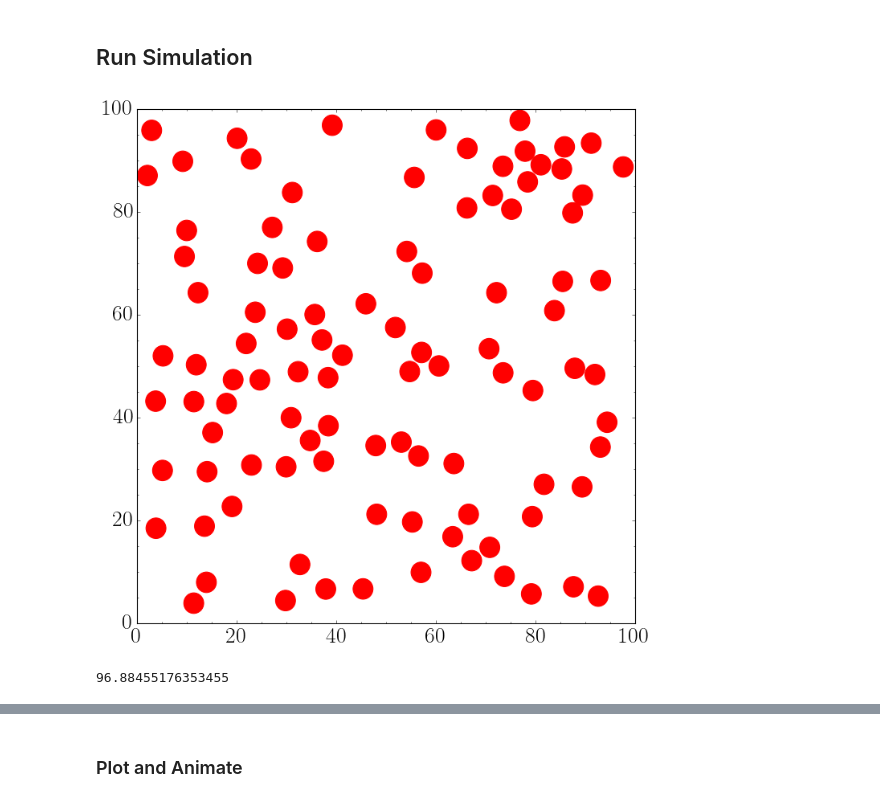
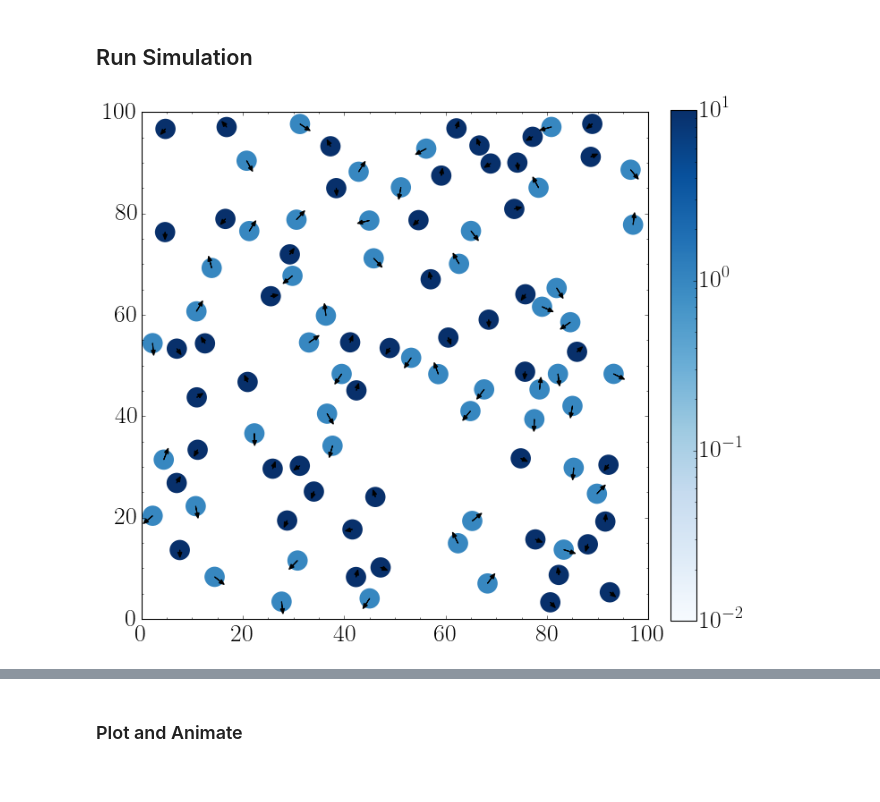
Before and after one commit to jbirky/ideal_gas, a Jupyter notebook: maxwell_boltzmann.ipynb, the cells around one changed output, grey strips where cells are left out. Cells and saved outputs as stored; diff of their text form; code cells hidden in the pictures.

```diff
--- a/maxwell_boltzmann.ipynb
+++ b/maxwell_boltzmann.ipynb
@@ -58,11 +64,13 @@ def initializePositions(L, N, s):
     return np.array(x0), np.array(y0)
 
 
-def initializeVelocities(N):
+def initializeVelocities(E, m, N):
+
+    vtot = np.sqrt(2*E/m) * np.ones(N)
 
     # Initialize velocity magnitudes
-    v0 = np.random.uniform(0,vtot,N)
-    u0 = np.sqrt(np.ones(N)*vtot**2 - v0**2)
+    v0 = np.array([np.random.uniform(0,v) for v in vtot])
+    u0 = np.sqrt(vtot**2 - v0**2)
 
     # add sign to component to velocities
     v0 = np.random.choice([-1,1], N) * v0
@@ -175,10 +157,31 @@ def plotParticles(x, y, **kwargs):
 
     fig, ax = plt.subplots(figsize=[10,10])
 
+    circles = []
     for i in range(N):
-        circle = plt.Circle((x[i], y[i]), radius=s, color='r')
-        ax.add_artist(circle)
+        if 'm' in kwargs:
+            circle = plt.Circle((x[i], y[i]), radius=s)
+            circles.append(circle)
+        else:
+            circle = plt.Circle((x[i], y[i]), radius=s, color='r')
+            ax.add_artist(circle)
 
+    if 'm' in kwargs:
+        m = kwargs.get('m')
+        crng = kwargs.get('crng', [.01,10])
+        p = PatchCollection(circles, cmap='Blues', edgecolor='none', \
+                            norm=colors.LogNorm(vmin=crng[0], vmax=crng[1]))
+        p.set_array(m)
+        ax.add_collection(p)
+        fig.colorbar(p, ax=ax, fraction=0.046, pad=0.04)
+
+    if ('v' in kwargs) and ('u' in kwargs):
+        v = kwargs.get('v')
+        u = kwargs.get('u')
+        for i in range(N):
+            ax.arrow(x[i], y[i], v[i], u[i], head_width=.8, head_length=1, fc='k', ec='k')
+
+    ax.set_aspect('equal', 'box')
     plt.xlim(0,L)
     plt.ylim(0,L)
     if 't' in kwargs:
@@ -192,24 +195,25 @@ def plotParticles(x, y, **kwargs):
 # %% [markdown]
 ## Run Simulation
 # %%
-E = 10    # energy
+E = 1    # energy
 N = 100    # number of particles
 s = 2    # particle radius
 L = 100   # box length
-T = 5000   # number of time steps
+T = 10**5   # number of time steps
 dt = .001   # time step
 
-vtot = np.sqrt(2*E)
+# m = 1    # mass
+m0 = 1
+m = np.random.choice([m0,10*m0], N, p=[.5,.5])
 
 x0, y0 = initializePositions(L, N, s)
-v0, u0 = initializeVelocities(N)
+v0, u0 = initializeVelocities(E, m, N)
-# %%
-plotParticles(x0, y0)
-# %% [output]
-[figure, removed]
+# %%
+plotParticles(x0, y0, v=v0, u=u0, m=m, crng=[.01,10])
+# %% [output]
+[figure, added]
 # %%
 t0 = time.time()
-pos_x, pos_y = runSimulation(x0, y0, v0, u0, T)
+pos_x, pos_y, vel_x, vel_y = runSimulation(x0, y0, v0, u0, m, T, s, L)
 print(time.time() - t0)
+print((time.time() - t0)/60)
-# %% [output]
-96.88455176353455
```
Also changed, not shown: parts of 6 cells of this notebook.
